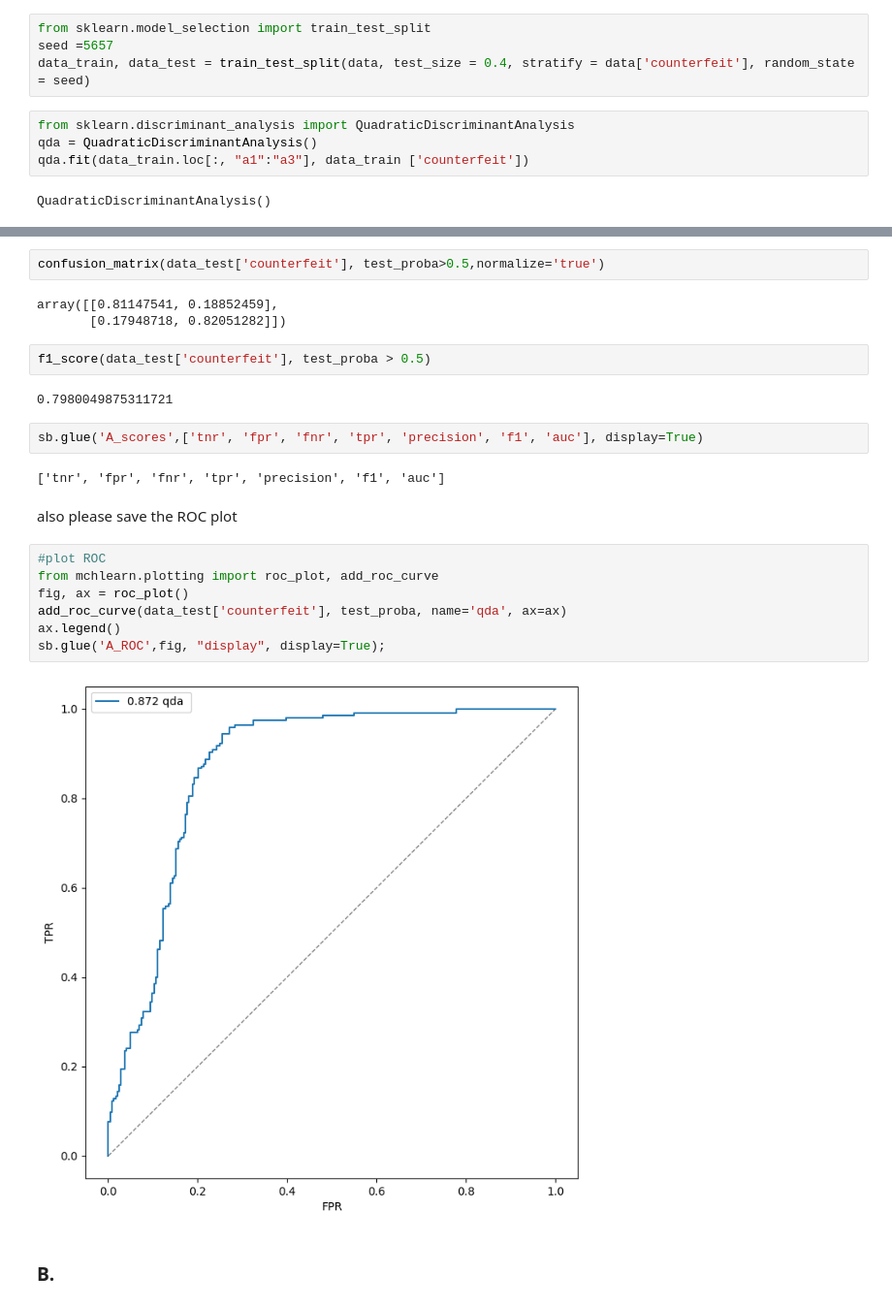
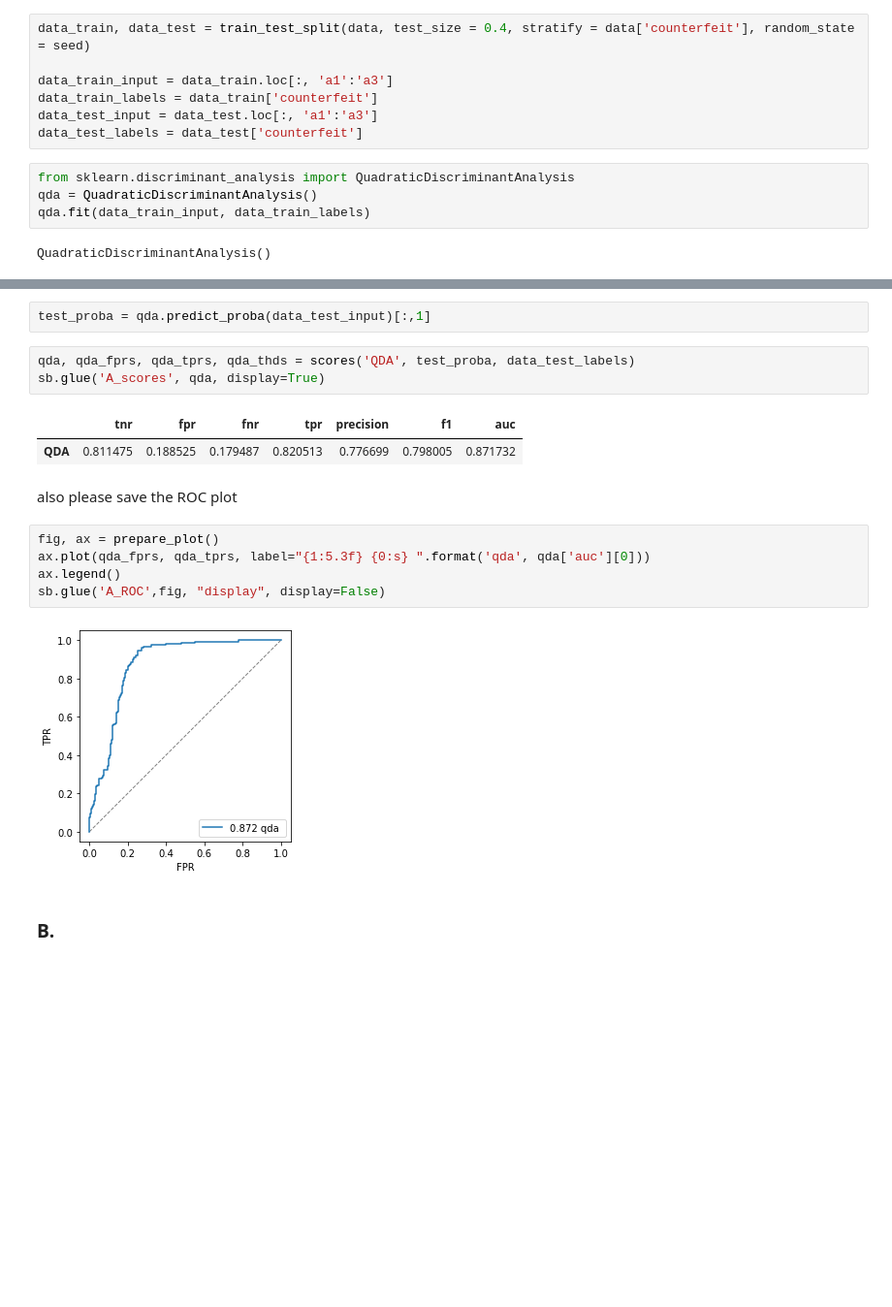
Before and after one commit to Machine-Learning-Gwinner-Rymut/MachineLearning, a Jupyter notebook: Assignments/Banknotes/banknotes.ipynb, the cells around one changed output, grey strips where cells are left out. Shown at 97% size. Drawn from its saved outputs; the diff is of its cells as text; blank space fills up the shorter version.

```diff
--- a/Assignments/Banknotes/banknotes.ipynb
+++ b/Assignments/Banknotes/banknotes.ipynb
@@ -26,12 +59,15 @@ data.head()
 # %% [markdown]
 Perform the Quadratic Discriminant Analysis on this set. Calculate the confusion matrix, AUC score and plot the ROC curve. Please use `scrapbook` to store your results.
 # %%
-from sklearn.model_selection import train_test_split
-seed =5657
 data_train, data_test = train_test_split(data, test_size = 0.4, stratify = data['counterfeit'], random_state = seed)
+
+data_train_input = data_train.loc[:, 'a1':'a3']
+data_train_labels = data_train['counterfeit']
+data_test_input = data_test.loc[:, 'a1':'a3']
+data_test_labels = data_test['counterfeit']
 # %%
 from sklearn.discriminant_analysis import QuadraticDiscriminantAnalysis
 qda = QuadraticDiscriminantAnalysis()
-qda.fit(data_train.loc[:, "a1":"a3"], data_train ['counterfeit'])
+qda.fit(data_train_input, data_train_labels)
 # %% [output]
 QuadraticDiscriminantAnalysis()
@@ -41,27 +74,20 @@ test_proba = qda.predict_proba(data_test.loc[:, "a1":"a3"])[:,1]
-# %%
-confusion_matrix(data_test['counterfeit'], test_proba>0.5,normalize='true')
-# %% [output]
-array([[0.81147541, 0.18852459],
-       [0.17948718, 0.82051282]])
-# %%
-f1_score(data_test['counterfeit'], test_proba > 0.5)
-# %% [output]
-0.7980049875311721
-# %%
-sb.glue('A_scores',['tnr', 'fpr', 'fnr', 'tpr', 'precision', 'f1', 'auc'], display=True)
-# %% [output]
-['tnr', 'fpr', 'fnr', 'tpr', 'precision', 'f1', 'auc']
+# %%
+test_proba = qda.predict_proba(data_test_input)[:,1]
+# %%
+qda, qda_fprs, qda_tprs, qda_thds = scores('QDA', test_proba, data_test_labels)
+sb.glue('A_scores', qda, display=True)
+# %% [output]
+|  | tnr | fpr | fnr | tpr | precision | f1 | auc |
+| QDA | 0.811475 | 0.188525 | 0.179487 | 0.820513 | 0.776699 | 0.798005 | 0.871732 |
 # %% [markdown]
 also please save the ROC plot
-# %%
-#plot ROC
-from mchlearn.plotting import roc_plot, add_roc_curve
-fig, ax = roc_plot()
-add_roc_curve(data_test['counterfeit'], test_proba, name='qda', ax=ax)
-ax.legend()
-sb.glue('A_ROC',fig, "display", display=True);
-# %% [output]
-[figure, removed]
+# %%
+fig, ax = prepare_plot()
+ax.plot(qda_fprs, qda_tprs, label="{1:5.3f} {0:s} ".format('qda', qda['auc'][0]))
+ax.legend()
+sb.glue('A_ROC',fig, "display", display=False)
+# %% [output]
+[figure, added]
 # %% [markdown]
 ### B.
 # %% [markdown]
```
Also changed, not shown: parts of 25 cells of this notebook.
